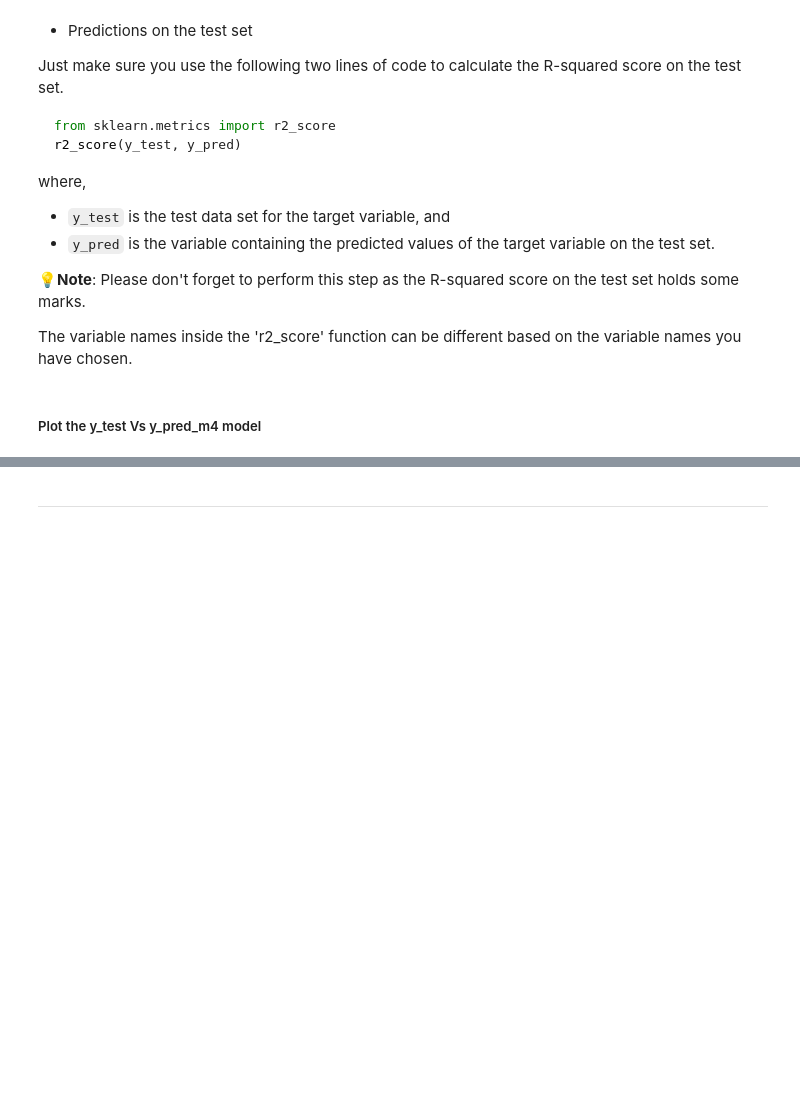
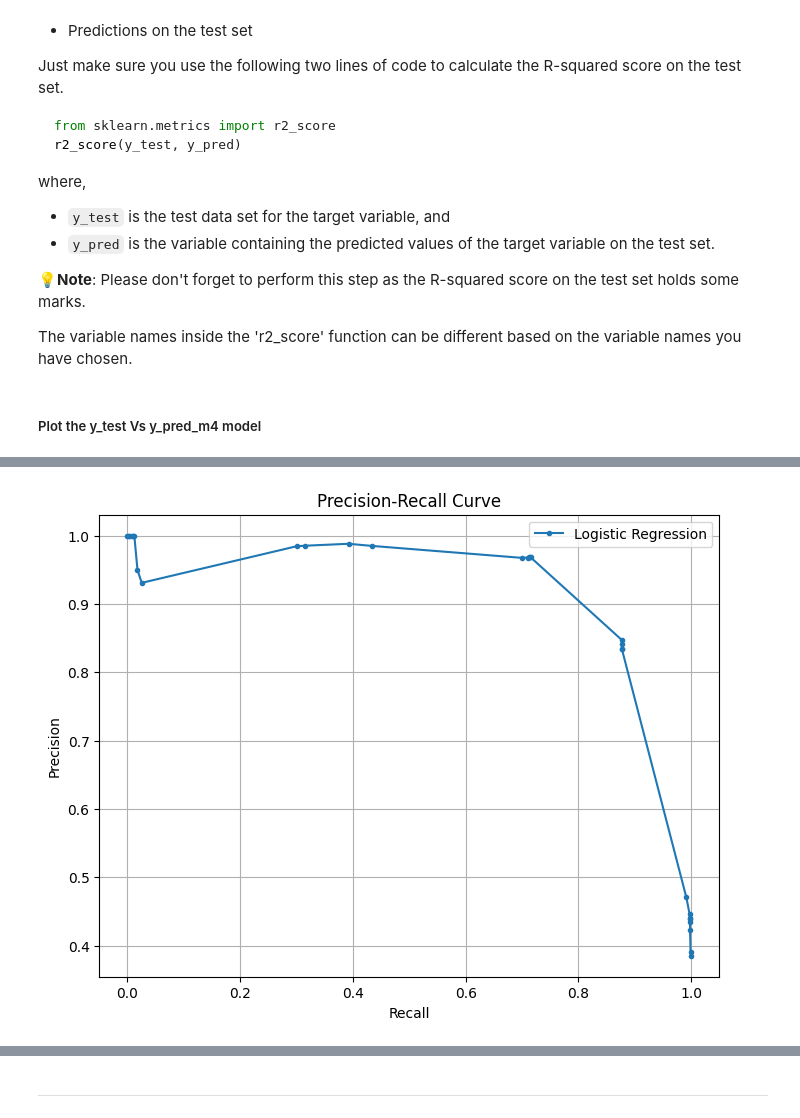
Before and after one commit to vmahawar/lead-scoring-case-study, a Jupyter notebook: lead-scoring-case-study.ipynb, the cells around one changed output, grey strips where cells are left out. Saved outputs shown, nothing was run; the diff lists cells and outputs as text; code cells hidden in the pictures; blank space fills up the shorter version.

```diff
--- a/lead-scoring-case-study.ipynb
+++ b/lead-scoring-case-study.ipynb
@@ -789,0 +653,13 @@ plt.show()
+# %%
+# Split the dataset into training and test sets
+X_train, X_test, y_train, y_test = train_test_split(X_dummies, y, test_size=0.3, random_state=42, stratify=y)
+
+# RFE with Logistic Regression
+log_reg = LogisticRegression(max_iter=1000, random_state=42)
+rfe_selector = RFE(estimator=log_reg, n_features_to_select=10)
+rfe_selector.fit(X_train, y_train)
+
+# Extract selected feature names
+selected_features = X_train.columns[rfe_selector.support_]
+
+selected_features
@@ -856,0 +799,14 @@ Length: 175, dtype: float64
+# %%
+# Precision-Recall Curve
+precision, recall, thresholds = precision_recall_curve(y_test, y_test_probs)
+
+plt.figure(figsize=(8, 6))
+plt.plot(recall, precision, marker='.', label='Logistic Regression')
+plt.title('Precision-Recall Curve')
+plt.xlabel('Recall')
+plt.ylabel('Precision')
+plt.legend()
+plt.grid()
+plt.show()
+# %% [output]
+[figure, added]
```
Also changed, not shown: parts of 48 cells of this notebook.
